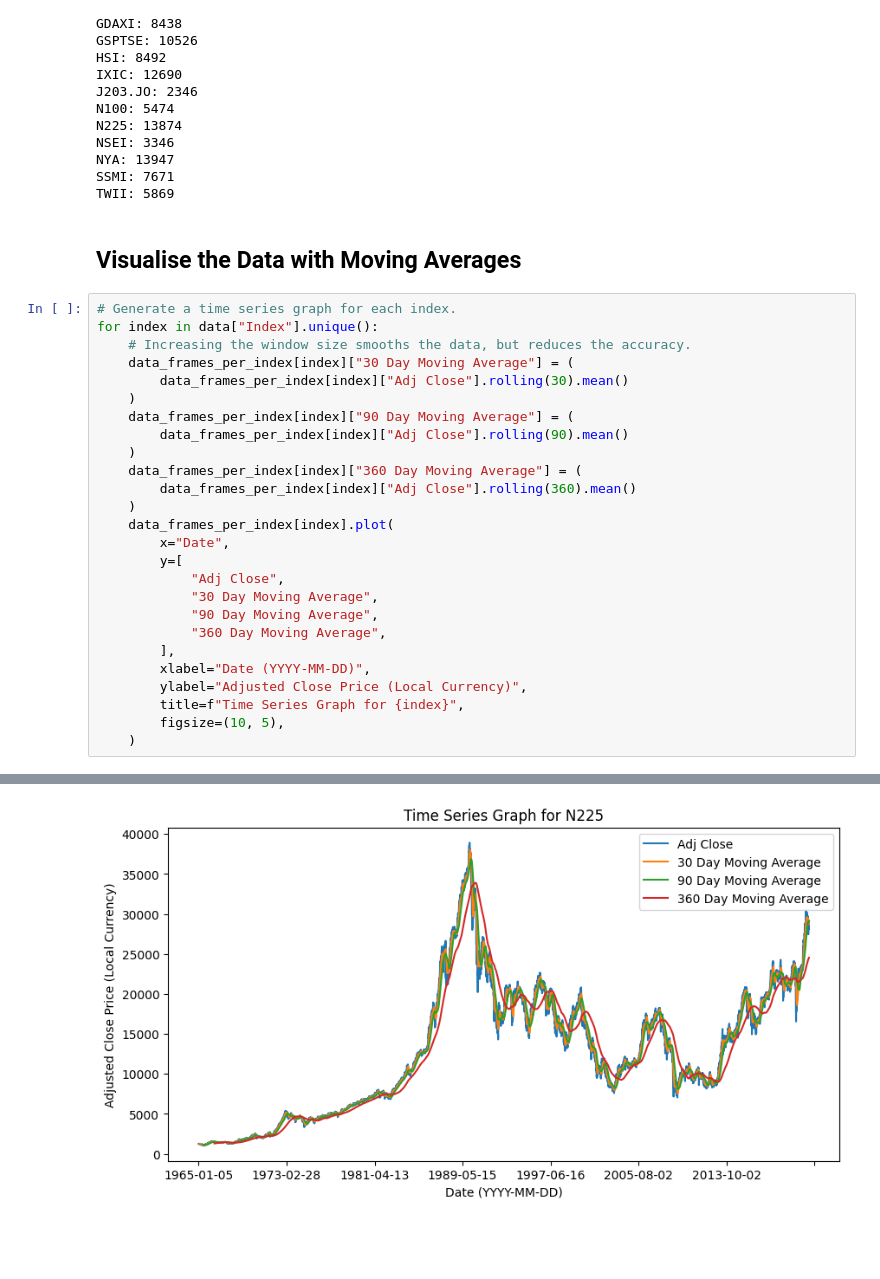
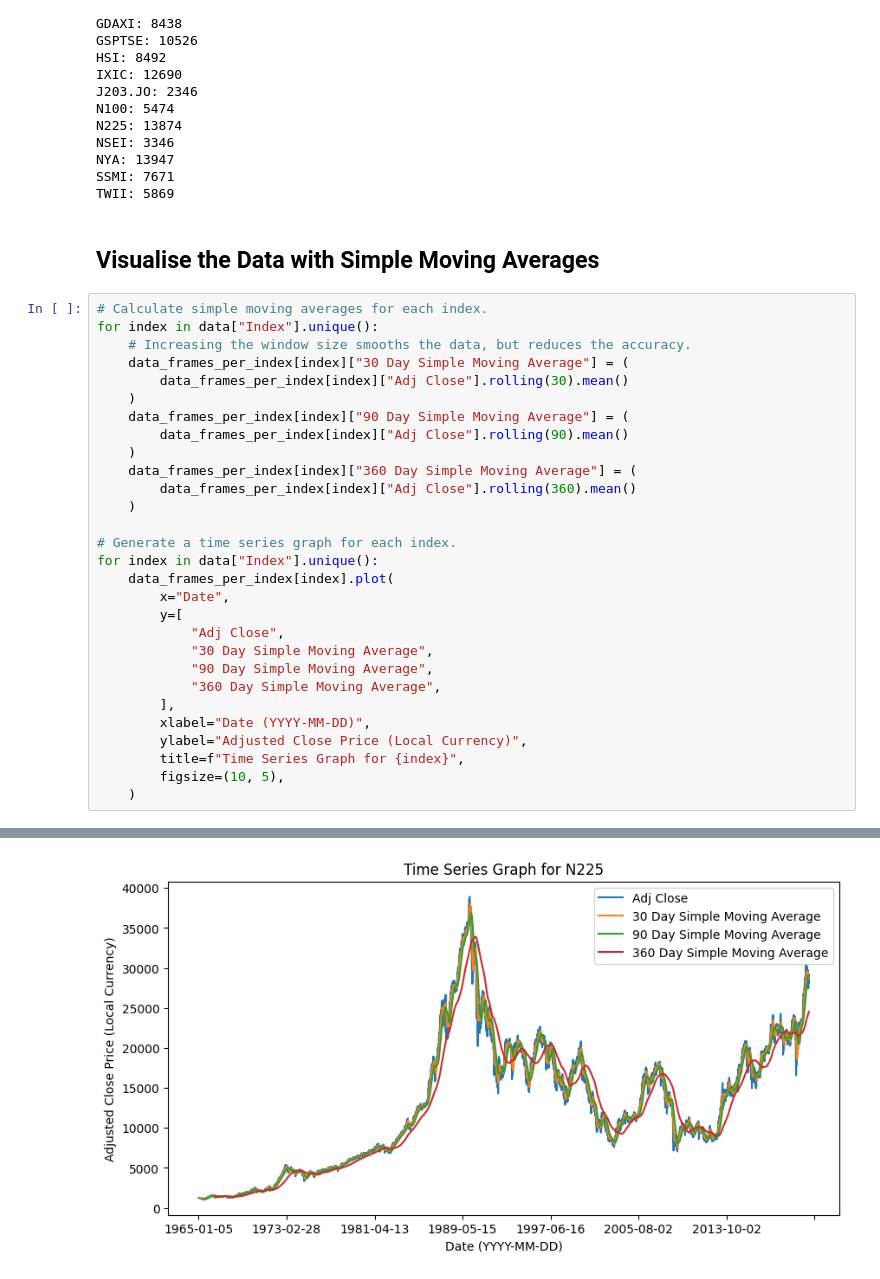
Before and after one commit to IsaacCheng9/stock-exchange-analysis, a Jupyter notebook: data_analysis.ipynb, the cells around one changed output, grey strips where cells are left out. Cells and saved outputs as stored; diff of their text form; blank space fills up the shorter version.

```diff
--- a/data_analysis.ipynb
+++ b/data_analysis.ipynb
@@ -78,27 +78,30 @@ NYA: 13947
 SSMI: 7671
 TWII: 5869
 # %% [markdown]
-## Visualise the Data with Moving Averages
+## Visualise the Data with Simple Moving Averages
 # %%
+# Calculate simple moving averages for each index.
+for index in data["Index"].unique():
+    # Increasing the window size smooths the data, but reduces the accuracy.
+    data_frames_per_index[index]["30 Day Simple Moving Average"] = (
+        data_frames_per_index[index]["Adj Close"].rolling(30).mean()
+    )
+    data_frames_per_index[index]["90 Day Simple Moving Average"] = (
+        data_frames_per_index[index]["Adj Close"].rolling(90).mean()
+    )
+    data_frames_per_index[index]["360 Day Simple Moving Average"] = (
+        data_frames_per_index[index]["Adj Close"].rolling(360).mean()
+    )
+
 # Generate a time series graph for each index.
 for index in data["Index"].unique():
-    # Increasing the window size smooths the data, but reduces the accuracy.
-    data_frames_per_index[index]["30 Day Moving Average"] = (
-        data_frames_per_index[index]["Adj Close"].rolling(30).mean()
-    )
-    data_frames_per_index[index]["90 Day Moving Average"] = (
-        data_frames_per_index[index]["Adj Close"].rolling(90).mean()
-    )
-    data_frames_per_index[index]["360 Day Moving Average"] = (
-        data_frames_per_index[index]["Adj Close"].rolling(360).mean()
-    )
     data_frames_per_index[index].plot(
         x="Date",
         y=[
             "Adj Close",
-            "30 Day Moving Average",
-            "90 Day Moving Average",
-            "360 Day Moving Average",
+            "30 Day Simple Moving Average",
+            "90 Day Simple Moving Average",
+            "360 Day Simple Moving Average",
         ],
         xlabel="Date (YYYY-MM-DD)",
         ylabel="Adjusted Close Price (Local Currency)",
@@ -113 +116 @@ for index in data["Index"].unique():
-[figure, old version]
+[figure, new version]
```
Also changed, not shown: parts of 5 cells of this notebook.
